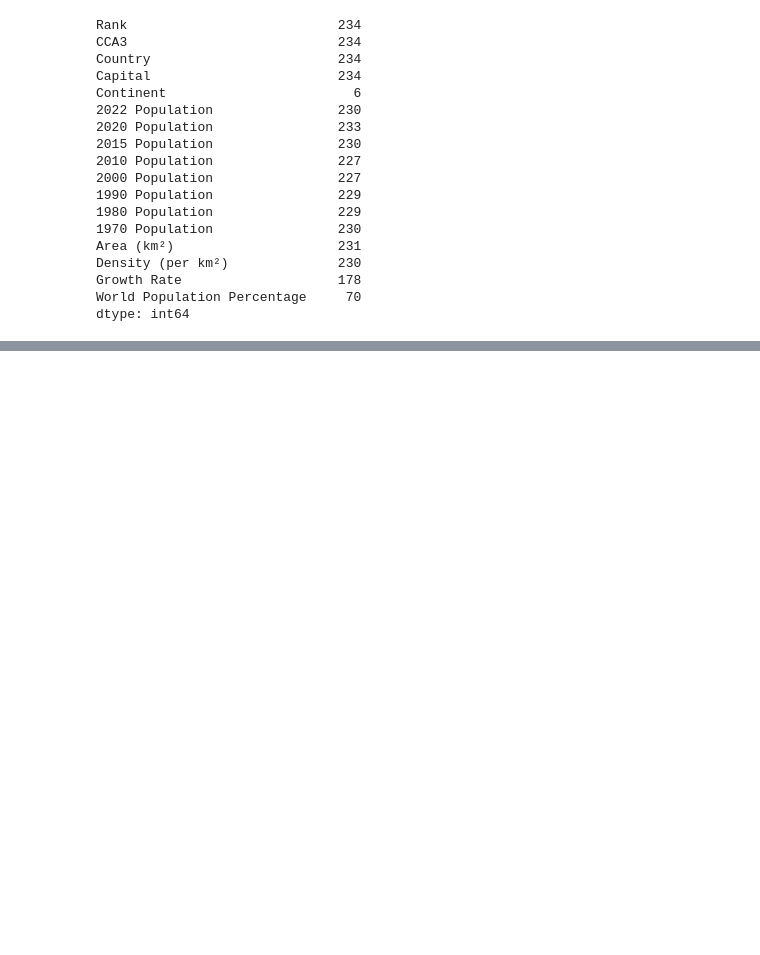
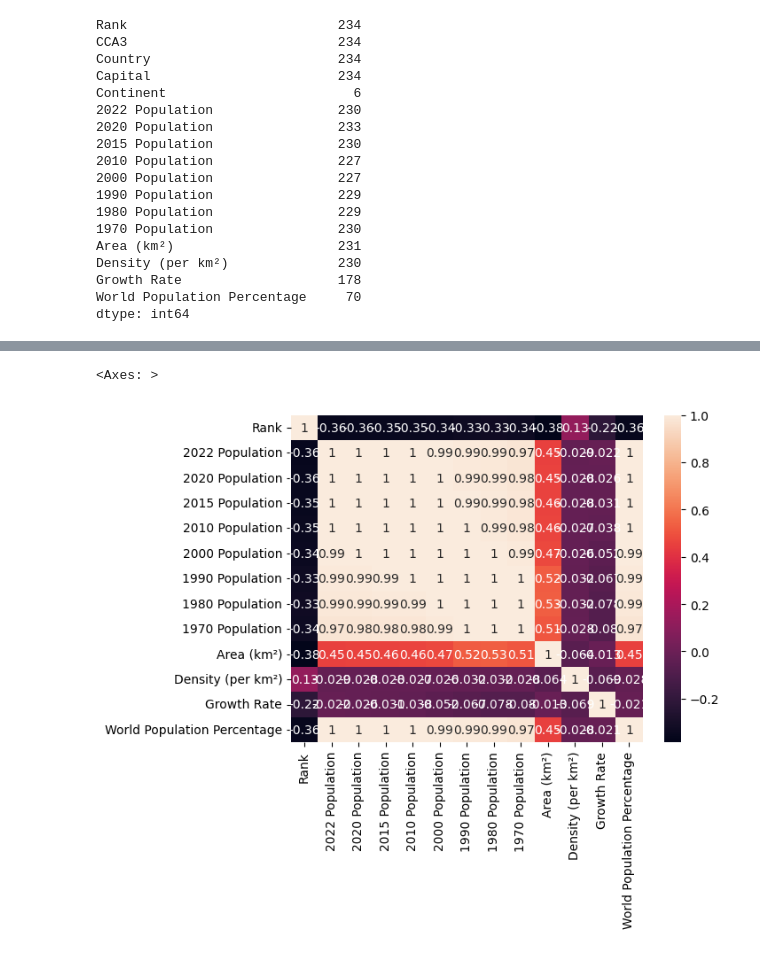
Before and after one commit to KabiraKabira7/EDA_In_Pandas, a Jupyter notebook: EDA_In_Pandas.ipynb, the cells around one changed output, grey strips where cells are left out. Cells and saved outputs as stored; diff of their text form; code cells hidden in the pictures; blank space fills up the shorter version.

```diff
--- a/EDA_In_Pandas.ipynb
+++ b/EDA_In_Pandas.ipynb
@@ -156,3 +156,8 @@ df.corr(numeric_only=True)
 | Density (per km²) | 0.13 | -0.03 | -0.03 | -0.03 | -0.03 | -0.03 | ... |
 | Growth Rate | -0.22 | -0.02 | -0.03 | -0.03 | -0.04 | -0.05 | ... |
 | World Population Percentage | -0.36 | 1.00 | 1.00 | 1.00 | 1.00 | 0.99 | ... |
+# %%
+sns.heatmap(df.corr(numeric_only=True), annot = True)
+# %% [output]
+<Axes: >
+[figure, added]
```
